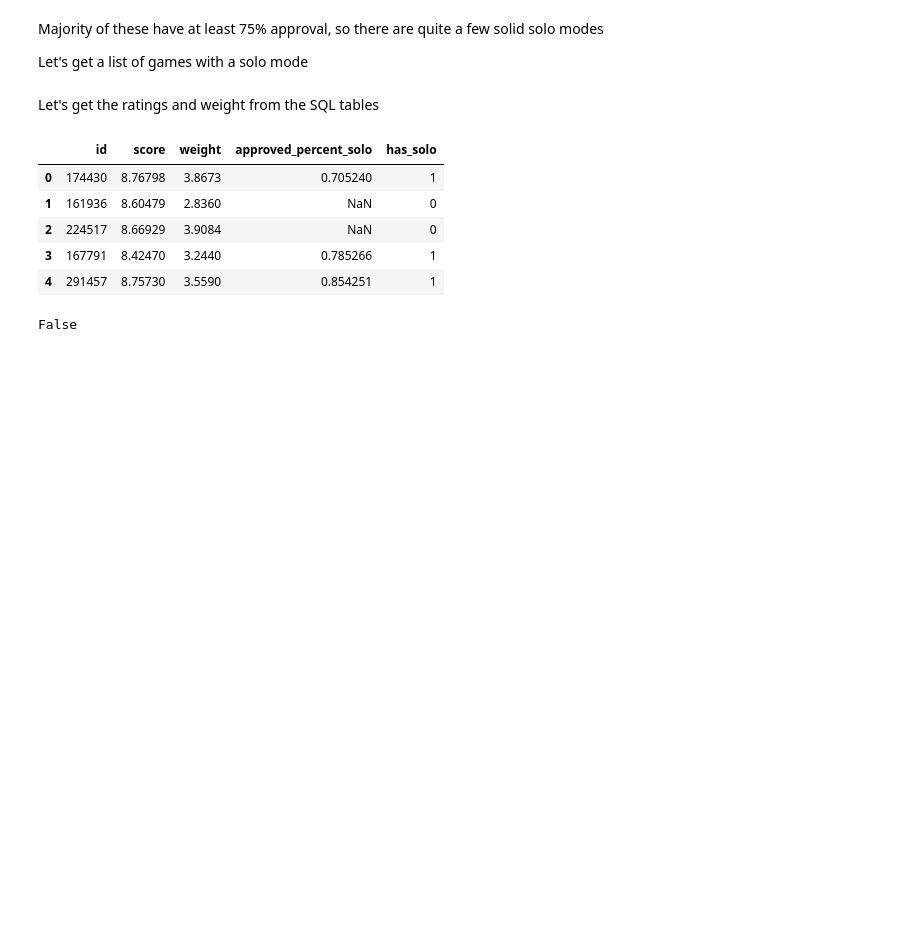
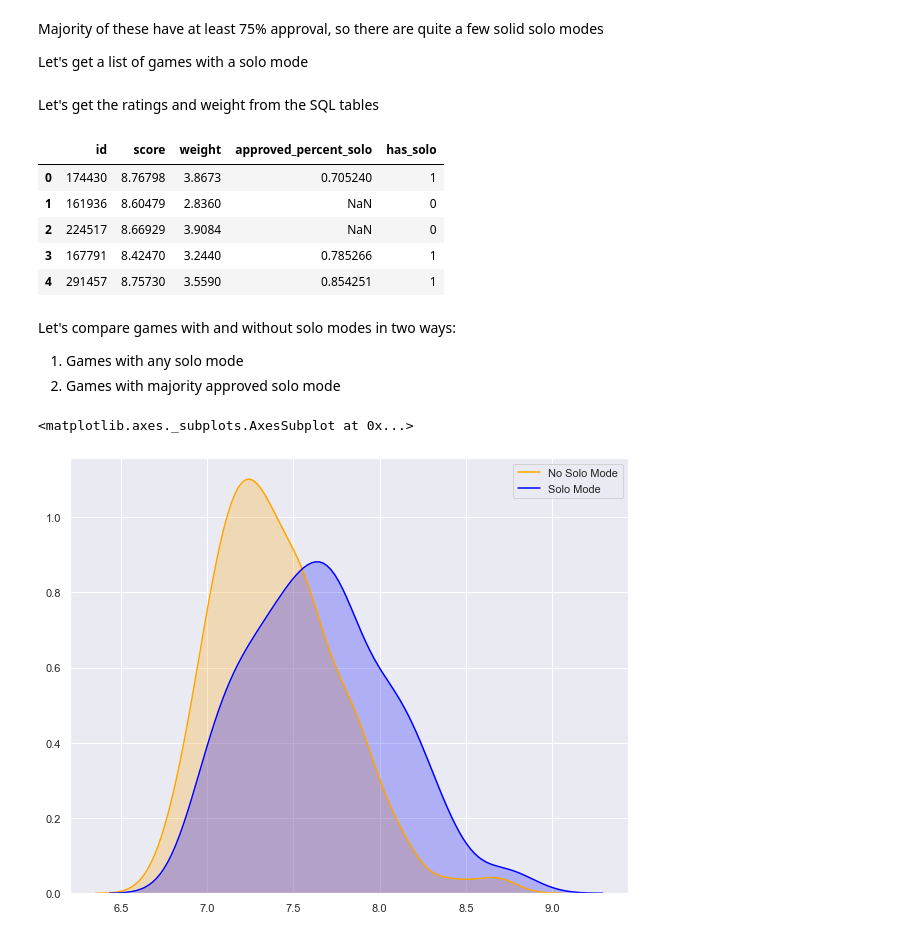
Before and after one commit to MarshallKrakauer/BGGAnalysis, a Jupyter notebook: PlayerCounts.ipynb, the cells around one changed output. Drawn from its saved outputs; the diff is of its cells as text; code cells hidden in the pictures; blank space fills up the shorter version.

```diff
--- a/PlayerCounts.ipynb
+++ b/PlayerCounts.ipynb
@@ -179,7 +187,14 @@ new_df.head()
 | 2 | 224517 | 8.66929 | 3.9084 | NaN | 0 |
 | 3 | 167791 | 8.42470 | 3.2440 | 0.785266 | 1 |
 | 4 | 291457 | 8.75730 | 3.5590 | 0.854251 | 1 |
-# %%
-new_df.iloc[1,3] == float(np.nan)
-# %% [output]
-False
+# %% [markdown]
+Let's compare games with and without solo modes in two ways:
+
+1. Games with any solo mode
+2. Games with majority approved solo mode
+# %%
+sns.kdeplot(new_df.loc[new_df['has_solo'] == 0, 'score'], shade=1, color='orange', label = 'No Solo Mode')
+sns.kdeplot(new_df.loc[new_df['has_solo'] == 1, 'score'], shade=1, color='blue', label = 'Solo Mode')
+# %% [output]
+<matplotlib.axes._subplots.AxesSubplot at 0x...>
+[figure, added]
```
Also changed, not shown: parts of 16 cells of this notebook.
